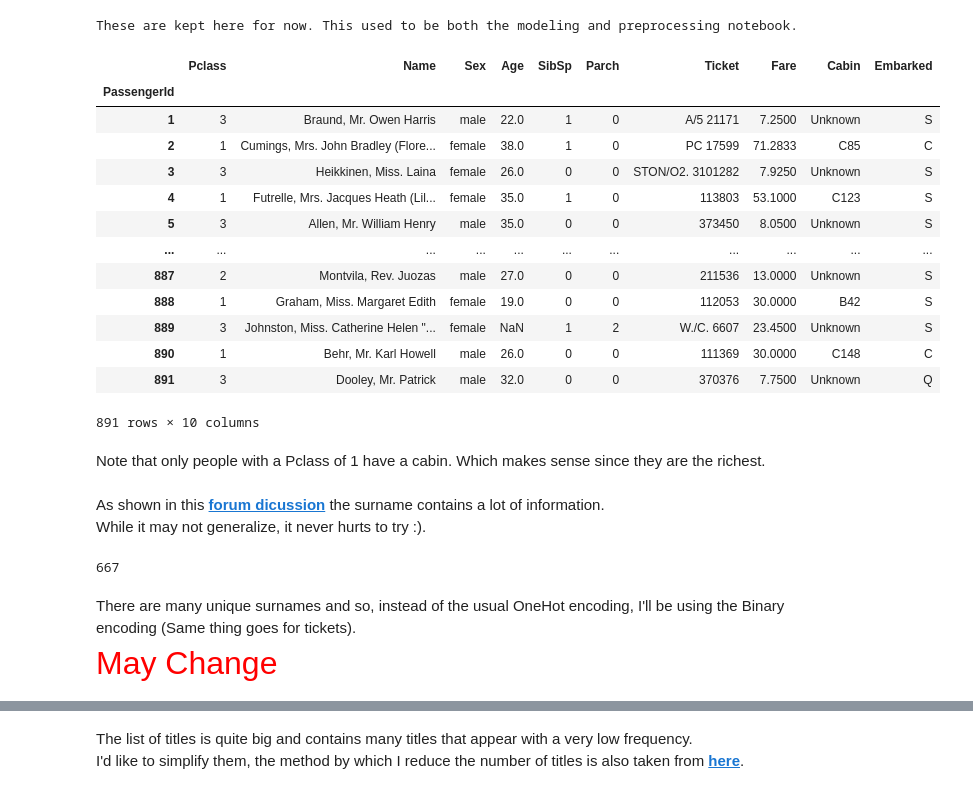
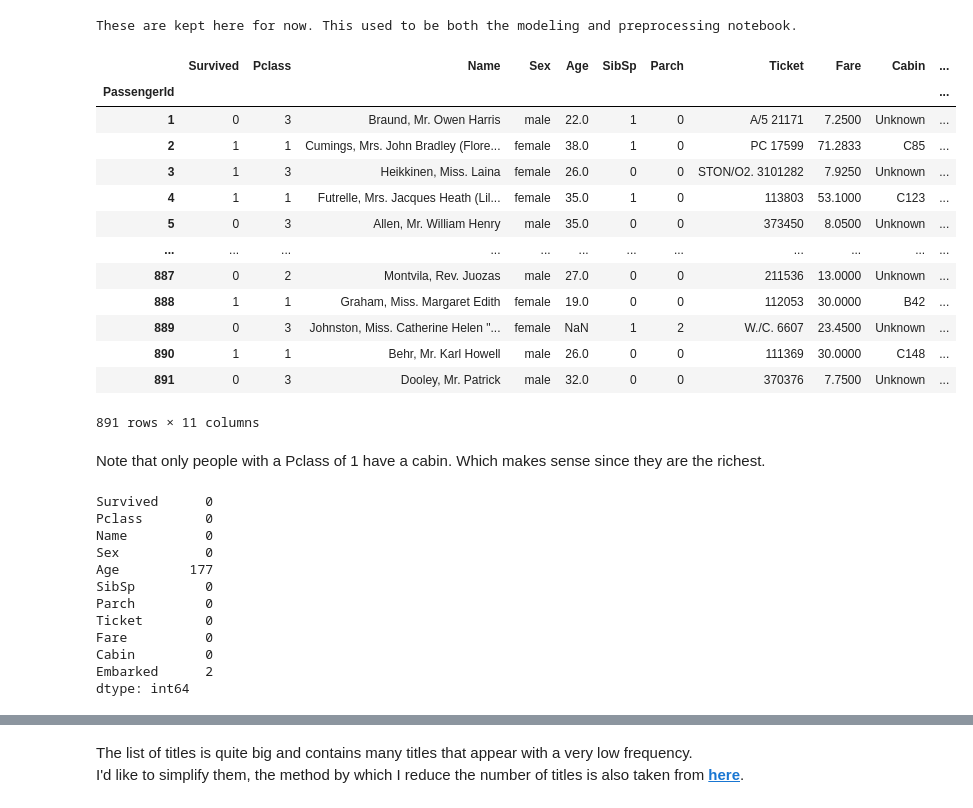
Before and after one commit to Alon-Shaaltiel/Titanic_ML, a Jupyter notebook: DataVisualizationAndPreprocessing.ipynb, the cells around one changed output, grey strips where cells are left out. Saved outputs shown, nothing was run; the diff lists cells and outputs as text; code cells hidden in the pictures.

Commit message:
Started data exploration and visualization.

```diff
--- a/DataVisualizationAndPreprocessing.ipynb
+++ b/DataVisualizationAndPreprocessing.ipynb
@@ -50,37 +50,42 @@ print("These are kept here for now. This used to be both the modeling and prepro
 # %% [output]
 These are kept here for now. This used to be both the modeling and preprocessing notebook.
 # %%
-df = pd.read_csv('train.csv', index_col='PassengerId').fillna(value={'Cabin':'Unknown'})
-test = pd.read_csv('test.csv', index_col='PassengerId').fillna(value={'Cabin':'Unknown'})
-y = df['Survived']
-df.drop(['Survived'],axis=1,inplace=True)
+df = pd.read_csv('Data/train.csv', index_col='PassengerId').fillna(value={'Cabin':'Unknown'})
+test = pd.read_csv('Data/test.csv', index_col='PassengerId').fillna(value={'Cabin':'Unknown'})
+# y = df['Survived']
+# df.drop(['Survived'],axis=1,inplace=True)
 df
 # %% [output]
-|  | Pclass | Name | Sex | Age | SibSp | Parch | Ticket | Fare | Cabin | Embarked |
-| PassengerId |  |  |  |  |  |  |  |  |  |  |
-| 1 | 3 | Braund, Mr. Owen Harris | male | 22.0 | 1 | 0 | A/5 21171 | 7.2500 | Unknown | S |
-| 2 | 1 | Cumings, Mrs. John Bradley (Flore... | female | 38.0 | 1 | 0 | PC 17599 | 71.2833 | C85 | C |
-| 3 | 3 | Heikkinen, Miss. Laina | female | 26.0 | 0 | 0 | STON/O2. 3101282 | 7.9250 | Unknown | S |
-| 4 | 1 | Futrelle, Mrs. Jacques Heath (Lil... | female | 35.0 | 1 | 0 | 113803 | 53.1000 | C123 | S |
-| 5 | 3 | Allen, Mr. William Henry | male | 35.0 | 0 | 0 | 373450 | 8.0500 | Unknown | S |
-| ... | ... | ... | ... | ... | ... | ... | ... | ... | ... | ... |
-| 887 | 2 | Montvila, Rev. Juozas | male | 27.0 | 0 | 0 | 211536 | 13.0000 | Unknown | S |
-| 888 | 1 | Graham, Miss. Margaret Edith | female | 19.0 | 0 | 0 | 112053 | 30.0000 | B42 | S |
-| 889 | 3 | Johnston, Miss. Catherine Helen "... | female | NaN | 1 | 2 | W./C. 6607 | 23.4500 | Unknown | S |
-| 890 | 1 | Behr, Mr. Karl Howell | male | 26.0 | 0 | 0 | 111369 | 30.0000 | C148 | C |
-| 891 | 3 | Dooley, Mr. Patrick | male | 32.0 | 0 | 0 | 370376 | 7.7500 | Unknown | Q |
+|  | Survived | Pclass | Name | Sex | Age | SibSp | Parch | Ticket | Fare | Cabin | ... |
+| PassengerId |  |  |  |  |  |  |  |  |  |  | ... |
+| 1 | 0 | 3 | Braund, Mr. Owen Harris | male | 22.0 | 1 | 0 | A/5 21171 | 7.2500 | Unknown | ... |
+| 2 | 1 | 1 | Cumings, Mrs. John Bradley (Flore... | female | 38.0 | 1 | 0 | PC 17599 | 71.2833 | C85 | ... |
+| 3 | 1 | 3 | Heikkinen, Miss. Laina | female | 26.0 | 0 | 0 | STON/O2. 3101282 | 7.9250 | Unknown | ... |
+| 4 | 1 | 1 | Futrelle, Mrs. Jacques Heath (Lil... | female | 35.0 | 1 | 0 | 113803 | 53.1000 | C123 | ... |
+| 5 | 0 | 3 | Allen, Mr. William Henry | male | 35.0 | 0 | 0 | 373450 | 8.0500 | Unknown | ... |
+| ... | ... | ... | ... | ... | ... | ... | ... | ... | ... | ... | ... |
+| 887 | 0 | 2 | Montvila, Rev. Juozas | male | 27.0 | 0 | 0 | 211536 | 13.0000 | Unknown | ... |
+| 888 | 1 | 1 | Graham, Miss. Margaret Edith | female | 19.0 | 0 | 0 | 112053 | 30.0000 | B42 | ... |
+| 889 | 0 | 3 | Johnston, Miss. Catherine Helen "... | female | NaN | 1 | 2 | W./C. 6607 | 23.4500 | Unknown | ... |
+| 890 | 1 | 1 | Behr, Mr. Karl Howell | male | 26.0 | 0 | 0 | 111369 | 30.0000 | C148 | ... |
+| 891 | 0 | 3 | Dooley, Mr. Patrick | male | 32.0 | 0 | 0 | 370376 | 7.7500 | Unknown | ... |
-891 rows × 10 columns
+891 rows × 11 columns
 # %% [markdown]
 Note that only people with a Pclass of 1 have a cabin. Which makes sense since they are the richest.
-# %% [markdown]
-As shown in this __[forum dicussion](https://www.kaggle.com/c/titanic/discussion/57447)__ the surname contains a lot of information. <br>While it may not generalize, it never hurts to try :).
-# %%
-df['Surname'] =  [Name.split(',')[0] for Name in df['Name']]
-test['Surname'] =  [Name.split(',')[0] for Name in test['Name']]
-len(df['Surname'].unique())
-# %% [output]
-667
-# %% [markdown]
-There are many unique surnames and so, instead of the usual OneHot encoding, I'll be using the Binary encoding (Same thing goes for tickets).
-
-<font color='red' size='6'>May Change</font>
+# %%
+df.isna().sum()
+# I understand this is missing Cabin's count.
+# However, IMO it's not important, we expect most wouldn't have a cabin.
+# %% [output]
+Survived      0
+Pclass        0
+Name          0
+Sex           0
+Age         177
+SibSp         0
+Parch         0
+Ticket        0
+Fare          0
+Cabin         0
+Embarked      2
+dtype: int64
```
Also changed, not shown: parts of 17 cells of this notebook.
